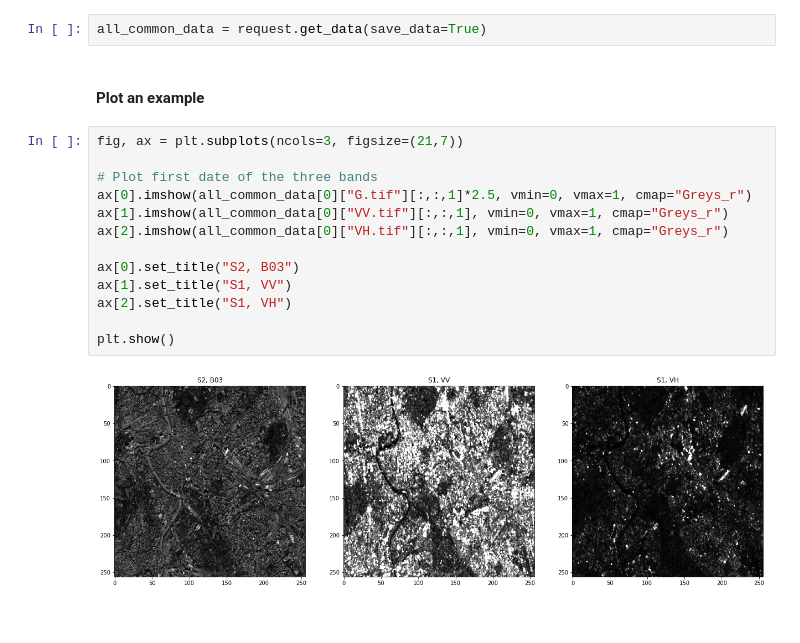
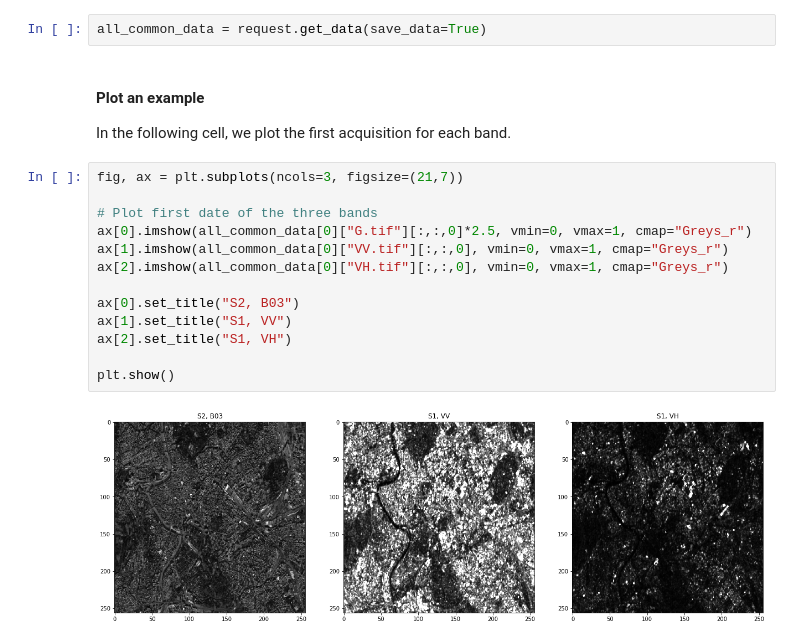
Before and after one commit to sentinel-hub/code-snippets, a Jupyter notebook: datafusion/DataFusionCommonDates.ipynb, the cells around one changed output. Saved outputs shown, nothing was run; the diff lists cells and outputs as text.

Commit message:
Simplify datafusion example

```diff
--- a/datafusion/DataFusionCommonDates.ipynb
+++ b/datafusion/DataFusionCommonDates.ipynb
@@ -203,20 +171,22 @@ request = SentinelHubRequest(
 #### Run the request and download the images
 # %%
 all_common_data = request.get_data(save_data=True)
-# %% [markdown]
-#### Plot an example
+# %% [markdown]
+#### Plot an example
+
+In the following cell, we plot the first acquisition for each band.
 # %%
 fig, ax = plt.subplots(ncols=3, figsize=(21,7))
 
 # Plot first date of the three bands
-ax[0].imshow(all_common_data[0]["G.tif"][:,:,1]*2.5, vmin=0, vmax=1, cmap="Greys_r")
-ax[1].imshow(all_common_data[0]["VV.tif"][:,:,1], vmin=0, vmax=1, cmap="Greys_r")
-ax[2].imshow(all_common_data[0]["VH.tif"][:,:,1], vmin=0, vmax=1, cmap="Greys_r")
+ax[0].imshow(all_common_data[0]["G.tif"][:,:,0]*2.5, vmin=0, vmax=1, cmap="Greys_r")
+ax[1].imshow(all_common_data[0]["VV.tif"][:,:,0], vmin=0, vmax=1, cmap="Greys_r")
+ax[2].imshow(all_common_data[0]["VH.tif"][:,:,0], vmin=0, vmax=1, cmap="Greys_r")
 
 ax[0].set_title("S2, B03")
 ax[1].set_title("S1, VV")
 ax[2].set_title("S1, VH")
 
 plt.show()
 # %% [output]
-[figure, old version]
+[figure, new version]
```
Also changed, not shown: parts of 12 cells of this notebook.
